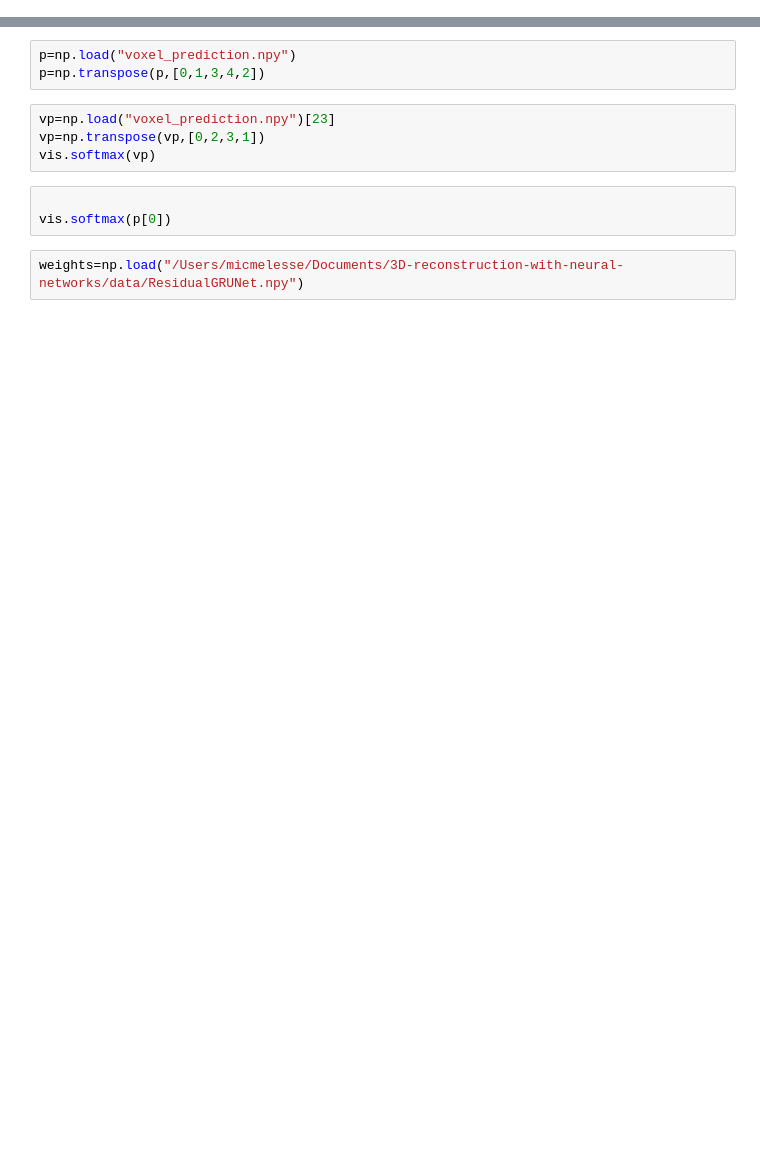
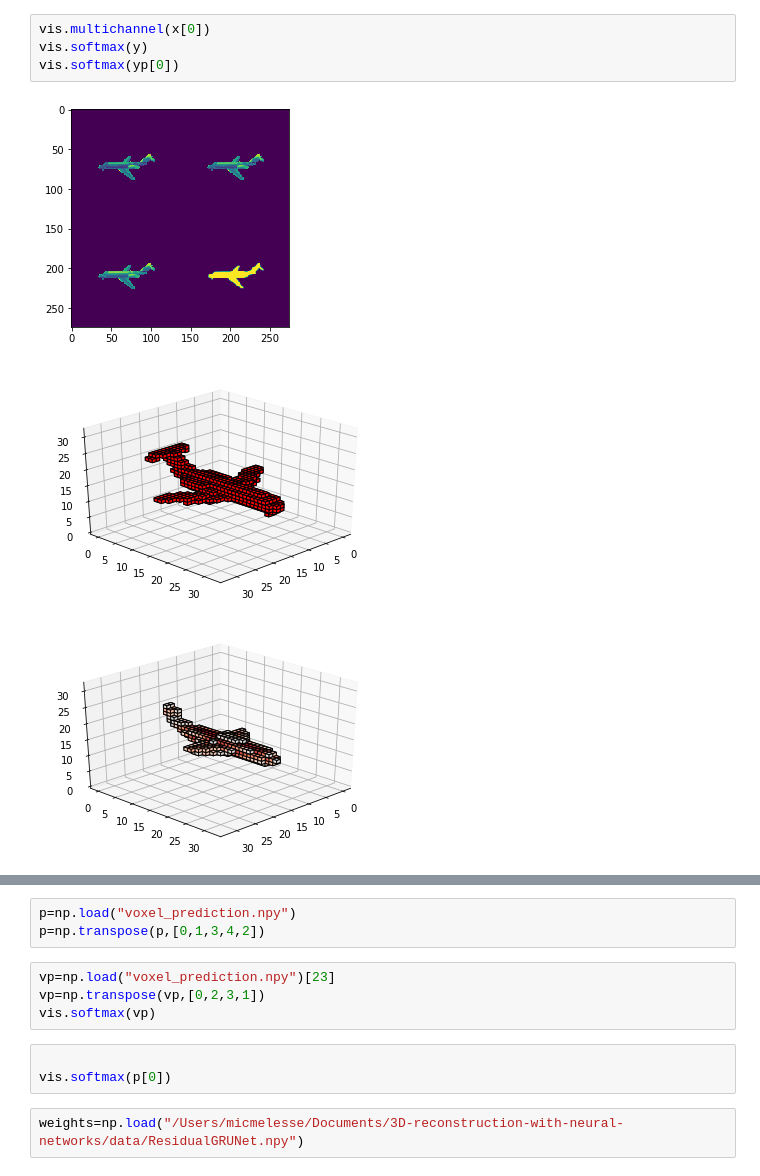
Before and after one commit to micmelesse/3D-reconstruction-with-Neural-Networks, a Jupyter notebook: playground.ipynb, the cells around one changed output, grey strips where cells are left out. Cells and saved outputs as stored; diff of their text form; blank space fills up the shorter version.

```diff
--- a/playground.ipynb
+++ b/playground.ipynb
@@ -21,0 +22,8 @@ Using TensorFlow backend.
+# %%
+vis.multichannel(x[0])
+vis.softmax(y)
+vis.softmax(yp[0])
+# %% [output]
+[figure, added]
+[figure, added]
+[figure, added]
```
Also changed, not shown: parts of 6 cells of this notebook, 1 other file.
